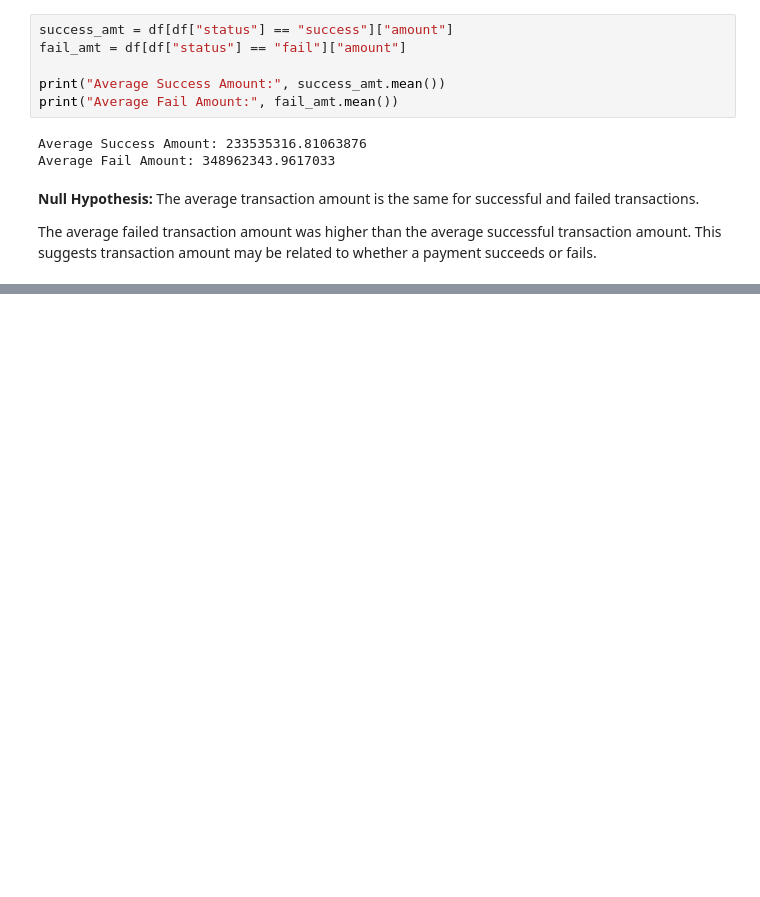
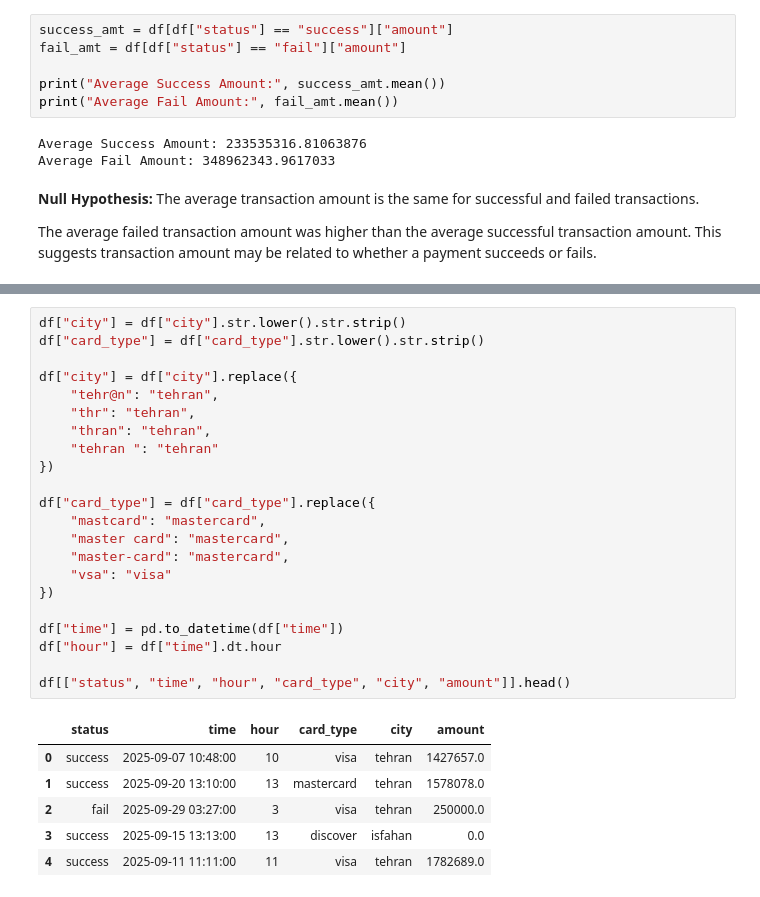
Before and after one commit to cataylor5/CSC405-Group-Project, a Jupyter notebook: notebooks/sharednotebook3.ipynb, the cells around one changed output, grey strips where cells are left out. Cells and saved outputs as stored; diff of their text form; blank space fills up the shorter version.

```diff
--- a/notebooks/sharednotebook3.ipynb
+++ b/notebooks/sharednotebook3.ipynb
@@ -239,0 +142,29 @@ Overall, this project demonstrates how data science can be used to clean messy d
+# %%
+df["city"] = df["city"].str.lower().str.strip()
+df["card_type"] = df["card_type"].str.lower().str.strip()
+
+df["city"] = df["city"].replace({
+    "tehr@n": "tehran",
+    "thr": "tehran",
+    "thran": "tehran",
+    "tehran ": "tehran"
+})
+
+df["card_type"] = df["card_type"].replace({
+    "mastcard": "mastercard",
+    "master card": "mastercard",
+    "master-card": "mastercard",
+    "vsa": "visa"
+})
+
+df["time"] = pd.to_datetime(df["time"])
+df["hour"] = df["time"].dt.hour
+
+df[["status", "time", "hour", "card_type", "city", "amount"]].head()
+# %% [output]
+|  | status | time | hour | card_type | city | amount |
+| 0 | success | 2025-09-07 10:48:00 | 10 | visa | tehran | 1427657.0 |
+| 1 | success | 2025-09-20 13:10:00 | 13 | mastercard | tehran | 1578078.0 |
+| 2 | fail | 2025-09-29 03:27:00 | 3 | visa | tehran | 250000.0 |
+| 3 | success | 2025-09-15 13:13:00 | 13 | discover | isfahan | 0.0 |
+| 4 | success | 2025-09-11 11:11:00 | 11 | visa | tehran | 1782689.0 |
```
Also changed, not shown: parts of 31 cells of this notebook.
